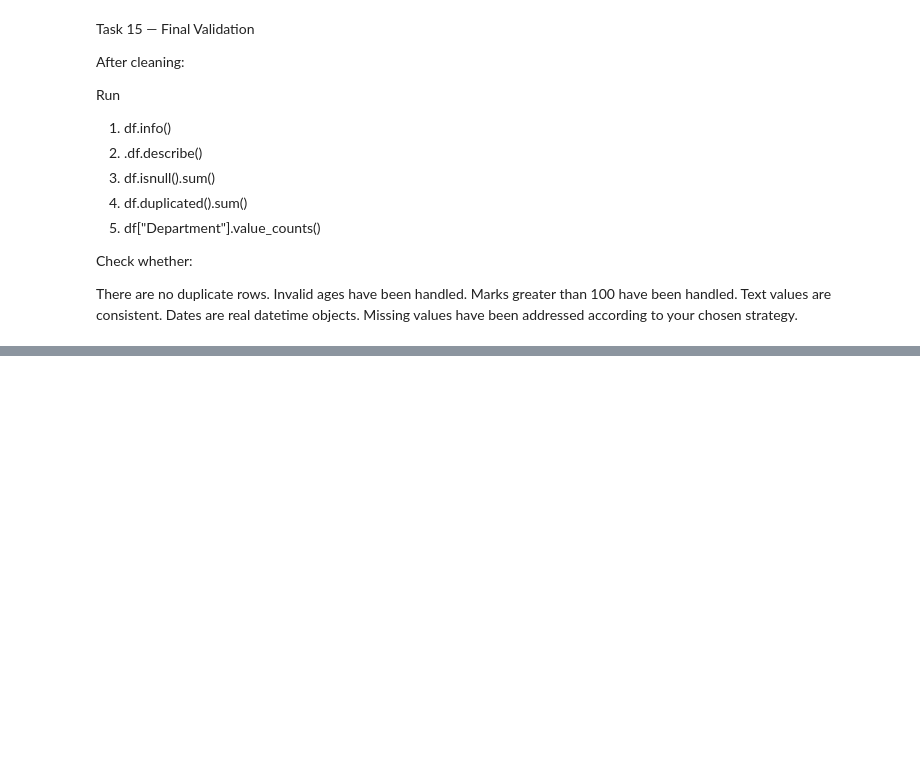
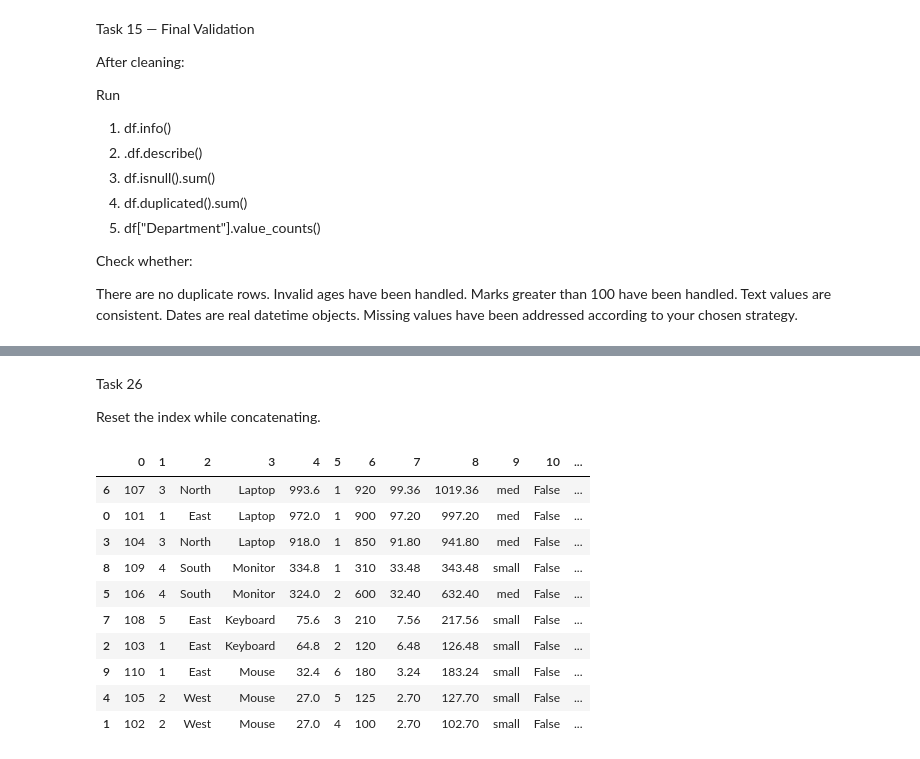
Before and after one commit to a314159265/Python-and-pandas, a Jupyter notebook: practice_pandas_chatgpt.ipynb, the cells around one changed output, grey strips where cells are left out. Drawn from its saved outputs; the diff is of its cells as text; code cells hidden in the pictures; blank space fills up the shorter version.

```diff
--- a/practice_pandas_chatgpt.ipynb
+++ b/practice_pandas_chatgpt.ipynb
@@ -522,0 +771,3 @@ Data columns (total 11 columns):
+# %%
+sales = sales.sort_values(by=['Region', 'total'], ascending=[True, False])
+print(sales)
@@ -522,0 +796,3 @@ Data columns (total 11 columns):
+# %%
+sales = sales.sort_values(by='Price', ascending=False)
+print(sales.head(3))
@@ -522,0 +965,3 @@ Data columns (total 11 columns):
+# %%
+sales['sales_level'] = pd.cut(sales['Price'], bins=[0, 500, 1500, float('inf')], labels=['small', 'med', 'large'])
+print(sales)
@@ -522,0 +1070,9 @@ Data columns (total 11 columns):
+# %%
+new_sales = pd.DataFrame({
+    "OrderID":[111,112],
+    "CustomerID":[2,5],
+    "Region":["West","East"],
+    "Category":["Laptop","Monitor"],
+    "Price":[950,320],
+    "Quantity":[1,2]
+})
@@ -522,0 +1097,18 @@ Data columns (total 11 columns):
+# %% [markdown]
+Task 26
+
+Reset the index while concatenating.
+# %%
+pd.concat([sales, new_sales], axis=1, ignore_index=True)
+# %% [output]
+|  | 0 | 1 | 2 | 3 | 4 | 5 | 6 | 7 | 8 | 9 | 10 | ... |
+| 6 | 107 | 3 | North | Laptop | 993.6 | 1 | 920 | 99.36 | 1019.36 | med | False | ... |
+| 0 | 101 | 1 | East | Laptop | 972.0 | 1 | 900 | 97.20 | 997.20 | med | False | ... |
+| 3 | 104 | 3 | North | Laptop | 918.0 | 1 | 850 | 91.80 | 941.80 | med | False | ... |
+| 8 | 109 | 4 | South | Monitor | 334.8 | 1 | 310 | 33.48 | 343.48 | small | False | ... |
+| 5 | 106 | 4 | South | Monitor | 324.0 | 2 | 600 | 32.40 | 632.40 | med | False | ... |
+| 7 | 108 | 5 | East | Keyboard | 75.6 | 3 | 210 | 7.56 | 217.56 | small | False | ... |
+| 2 | 103 | 1 | East | Keyboard | 64.8 | 2 | 120 | 6.48 | 126.48 | small | False | ... |
+| 9 | 110 | 1 | East | Mouse | 32.4 | 6 | 180 | 3.24 | 183.24 | small | False | ... |
+| 4 | 105 | 2 | West | Mouse | 27.0 | 5 | 125 | 2.70 | 127.70 | small | False | ... |
+| 1 | 102 | 2 | West | Mouse | 27.0 | 4 | 100 | 2.70 | 102.70 | small | False | ... |
```
Also changed, not shown: parts of 53 cells of this notebook.
